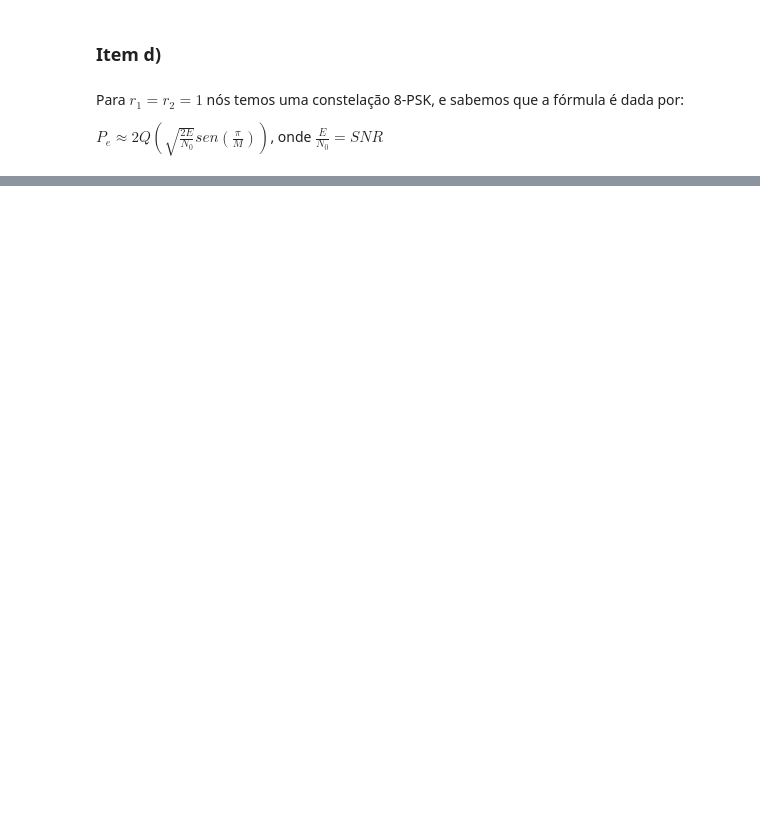
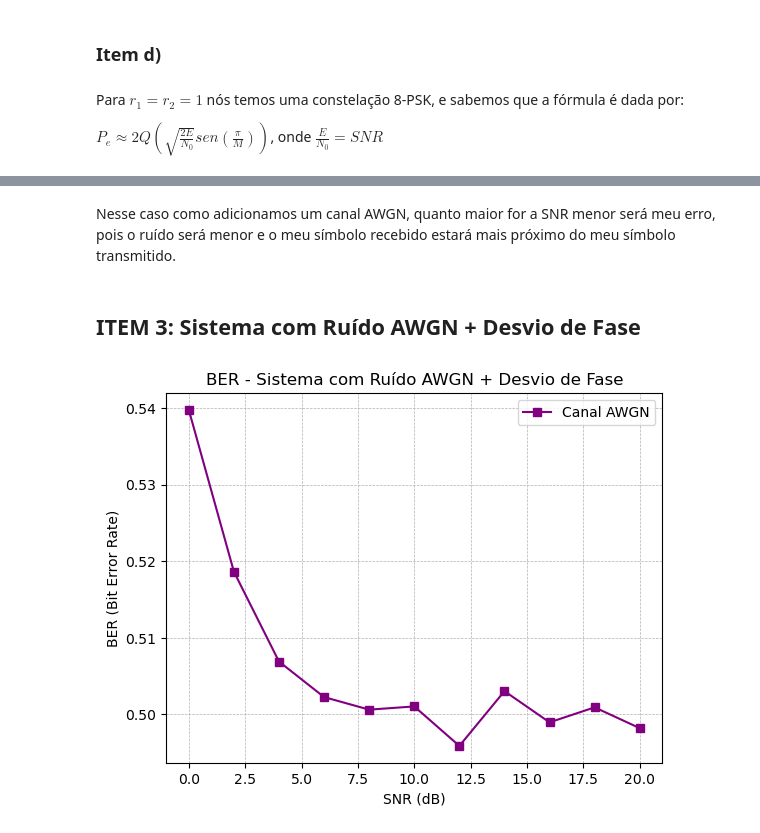
Before and after one commit to vitorfraga12/Sistemas-de-Comunicacoes-Digitais, a Jupyter notebook: Homework2.ipynb, the cells around one changed output, grey strips where cells are left out. Cells and saved outputs as stored; diff of their text form; code cells hidden in the pictures; blank space fills up the shorter version.

```diff
--- a/Homework2.ipynb
+++ b/Homework2.ipynb
@@ -129,0 +296,24 @@ plt.show()
+# %% [markdown]
+Nesse caso como adicionamos um canal AWGN, quanto maior for a SNR menor será meu erro, pois o ruído será menor e o meu símbolo recebido estará mais próximo do meu símbolo transmitido.
+# %% [markdown]
+## ITEM 3: Sistema com Ruído AWGN + Desvio de Fase
+# %%
+# Calculando SER e BER usando a função que já adiciona o ruído AWGN e o desvio de fase internamente
+SER_awgn_phase, BER_awgn_phase = getSERandBER_withphase(
+    bits,
+    M_order_psk,
+    snr_psk,
+    'PSK', phase_offset  # Especificando o tipo de modulação (PSK, no caso do QPSK)
+)
+
+# Plotando a curva de BER para o sistema com ruído AWGN
+plt.figure()
+plt.plot(snr_psk, BER_awgn_phase, 's-', label='Canal AWGN', color='purple')
+plt.title('BER - Sistema com Ruído AWGN + Desvio de Fase')
+plt.xlabel('SNR (dB)')
+plt.ylabel('BER (Bit Error Rate)')
+plt.grid(True, which='both', linestyle='--', linewidth=0.5)
+plt.legend()
+plt.show()
+# %% [output]
+[figure, added]
```
Also changed, not shown: parts of 31 cells of this notebook, 2 other files.
